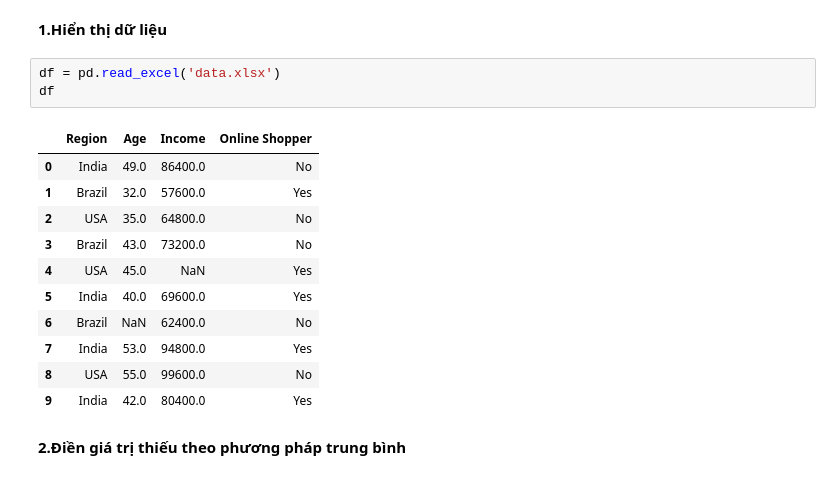
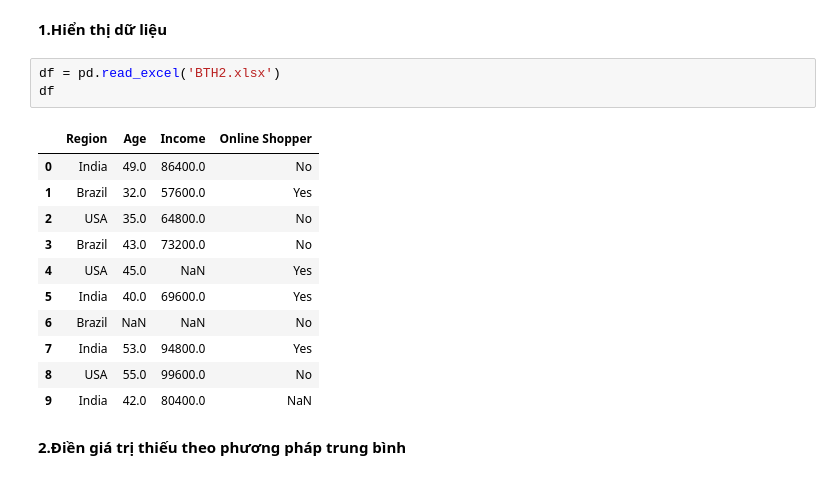
Before and after one commit to ftvdexcz/Machine_Learning_From_Zero, a Jupyter notebook: Regression/B19DCCN386_BTH2.ipynb, the cells around one changed output. Cells and saved outputs as stored; diff of their text form.

```diff
--- a/Regression/B19DCCN386_BTH2.ipynb
+++ b/Regression/B19DCCN386_BTH2.ipynb
@@ -7,20 +7,20 @@ from sklearn.metrics import confusion_matrix
 # %% [markdown]
 **1.Hiển thị dữ liệu**
 # %%
-df = pd.read_excel('data.xlsx')
+df = pd.read_excel('BTH2.xlsx')
 df
 # %% [output]
 |  | Region | Age | Income | Online Shopper |
 | 0 | India | 49.0 | 86400.0 | No |
 | 1 | Brazil | 32.0 | 57600.0 | Yes |
 | 2 | USA | 35.0 | 64800.0 | No |
 | 3 | Brazil | 43.0 | 73200.0 | No |
 | 4 | USA | 45.0 | NaN | Yes |
 | 5 | India | 40.0 | 69600.0 | Yes |
-| 6 | Brazil | NaN | 62400.0 | No |
+| 6 | Brazil | NaN | NaN | No |
 | 7 | India | 53.0 | 94800.0 | Yes |
 | 8 | USA | 55.0 | 99600.0 | No |
-| 9 | India | 42.0 | 80400.0 | Yes |
+| 9 | India | 42.0 | 80400.0 | NaN |
 # %% [markdown]
 **2.Điền giá trị thiếu theo phương pháp trung bình**
 # %%
```
Also changed, not shown: parts of 14 cells of this notebook, 9 other files.
